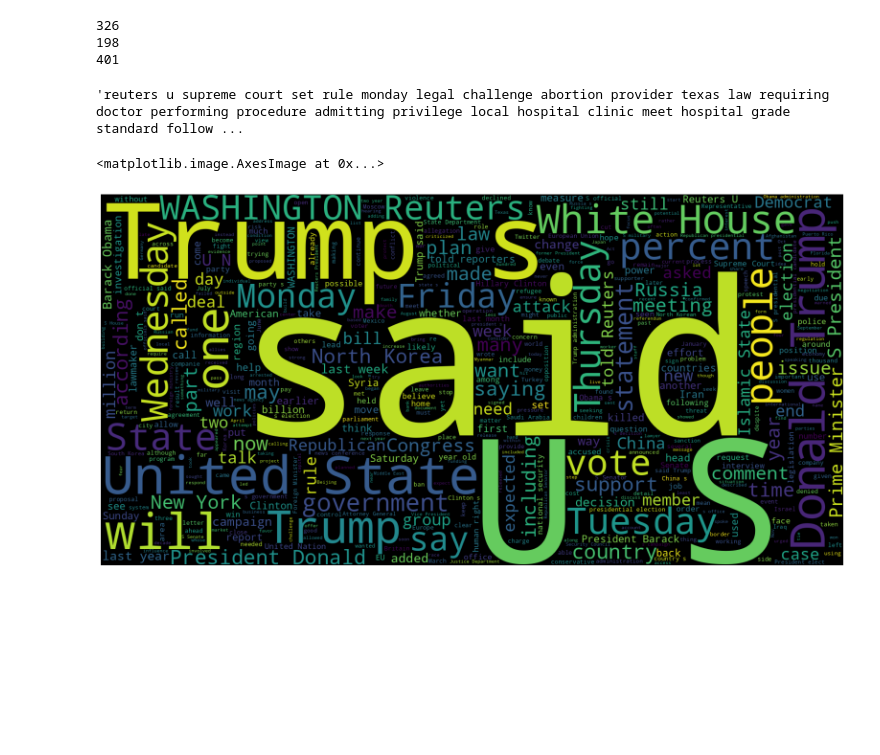
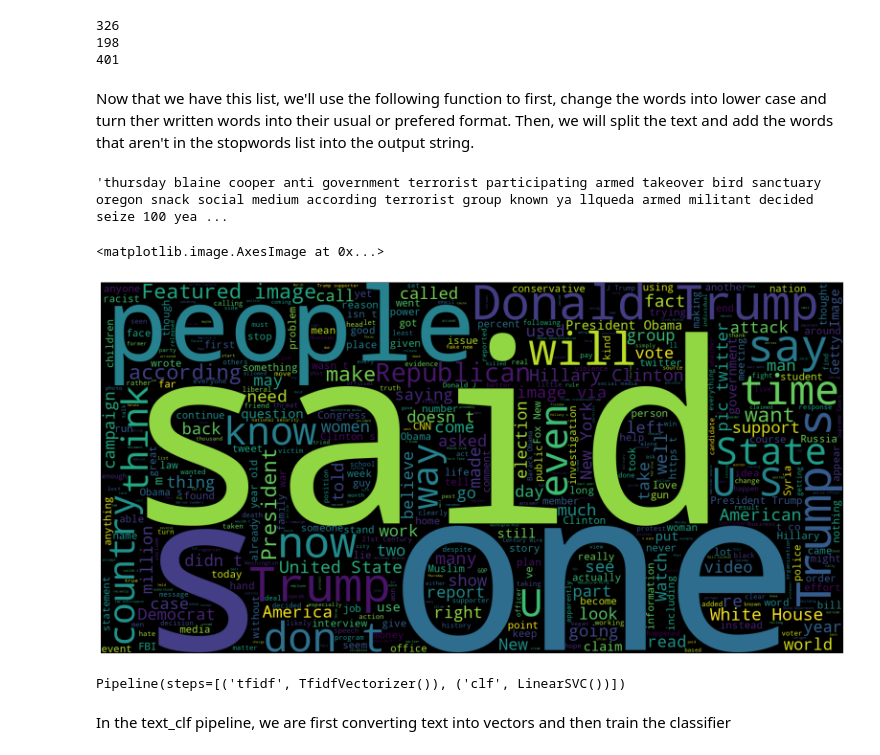
Before and after one commit to mohammadkhoubrou/fake-news-detection, a Jupyter notebook: FNdet.ipynb, the cells around one changed output. Cells and saved outputs as stored; diff of their text form; code cells hidden in the pictures; blank space fills up the shorter version.

```diff
--- a/FNdet.ipynb
+++ b/FNdet.ipynb
@@ -20,7 +20,7 @@ for dirname, _, filenames in os.walk('/kaggle/input'):
 /kaggle/input/fake-and-real-news-dataset/True.csv
 /kaggle/input/fake-and-real-news-dataset/Fake.csv
 # %%
-fake = pd.read_csv("/kaggle/input/fake-and-real-news-dataset/True.csv")
+fake = pd.read_csv("/kaggle/input/fake-and-real-news-dataset/Fake.csv")
 true = pd.read_csv("/kaggle/input/fake-and-real-news-dataset/True.csv")
 # %%
 fake.head()
@@ -46,6 +50,6 @@ politicsNews    11272
 worldnews       10145
 Name: count, dtype: int64
 # %%
-fake["category"] = 1
-true["category"] = 0
+fake["falseness"] = 1
+true["falseness"] = 0
 # %%
@@ -100,5 +108,5 @@ plt.show()
 # %%
-df = df[["text","category"]]
+df = df[["text","falseness"]]
 # %%
 df.head()
 # %% [output]
@@ -165,6 +176,8 @@ print(len(Stopwords))
 326
 198
 401
+# %% [markdown]
+Now that we have this list, we'll use the following function to first, change the words into lower case and turn ther written words into their usual or prefered format. Then, we will split the text and add the words that aren't in the stopwords list into the output string.
 # %%
 def cltxt(text):
     string = ""
@@ -198,14 +211,14 @@ def cltxt(text):
 example = df["text"][8971]
 cltxt(example)
 # %% [output]
-'reuters u supreme court set rule monday legal challenge abortion provider texas law requiring doctor performing procedure admitting privilege local hospital clinic meet hospital grade standard follow ...
+'thursday blaine cooper anti government terrorist participating armed takeover bird sanctuary oregon snack social medium according terrorist group known ya llqueda armed militant decided seize 100 yea ...
 # %%
 from wordcloud import WordCloud
 # %%
 plt.figure(figsize = (20,20))
-Wc = WordCloud(max_words = 500 , width = 1600 , height = 800).generate(" ".join(df[df.category == 1].text))
+Wc = WordCloud(max_words = 500 , width = 1600 , height = 800).generate(" ".join(df[df.falseness == 1].text))
 plt.axis("off")
 plt.imshow(Wc , interpolation = 'bilinear')
 # %% [output]
 <matplotlib.image.AxesImage at 0x...>
-[figure, old version]
+[figure, new version]
@@ -211,0 +237,8 @@ plt.imshow(Wc , interpolation = 'bilinear')
+# %%
+text_clf = Pipeline([("tfidf", TfidfVectorizer()),("clf",LinearSVC())])
+
+text_clf.fit(X_train, y_train)
+# %% [output]
+Pipeline(steps=[('tfidf', TfidfVectorizer()), ('clf', LinearSVC())])
+# %% [markdown]
+In the text_clf pipeline, we are first converting text into vectors and then train the classifier
```
Also changed, not shown: parts of 27 cells of this notebook.
